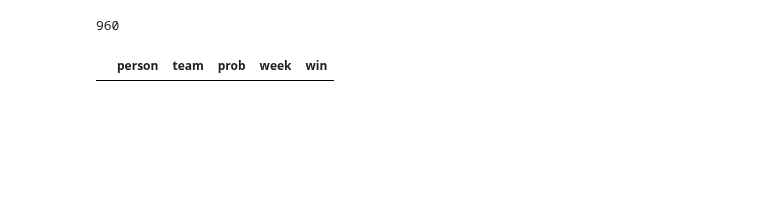
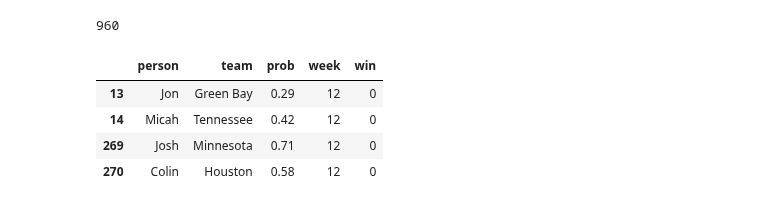
Before and after one commit to rytido/justfun, a Jupyter notebook: WinsPool.ipynb, the cells around one changed output. Drawn from its saved outputs; the diff is of its cells as text; code cells hidden in the pictures; blank space fills up the shorter version.

```diff
--- a/WinsPool.ipynb
+++ b/WinsPool.ipynb
@@ -311,7 +311,11 @@ open("report.txt", "w").write(text)
 960
 # %%
 # games left for given week
-df_union[(df_union.prob!=0) & (df_union.prob!=1) & (df_union.week==11)]
+df_union[(df_union.prob!=0) & (df_union.prob!=1) & (df_union.week==12)]
 #df_union[(df_union.week==10)]
 # %% [output]
 |  | person | team | prob | week | win |
+| 13 | Jon | Green Bay | 0.29 | 12 | 0 |
+| 14 | Micah | Tennessee | 0.42 | 12 | 0 |
+| 269 | Josh | Minnesota | 0.71 | 12 | 0 |
+| 270 | Colin | Houston | 0.58 | 12 | 0 |
```
Also changed, not shown: parts of 9 cells of this notebook, 4 other files.
